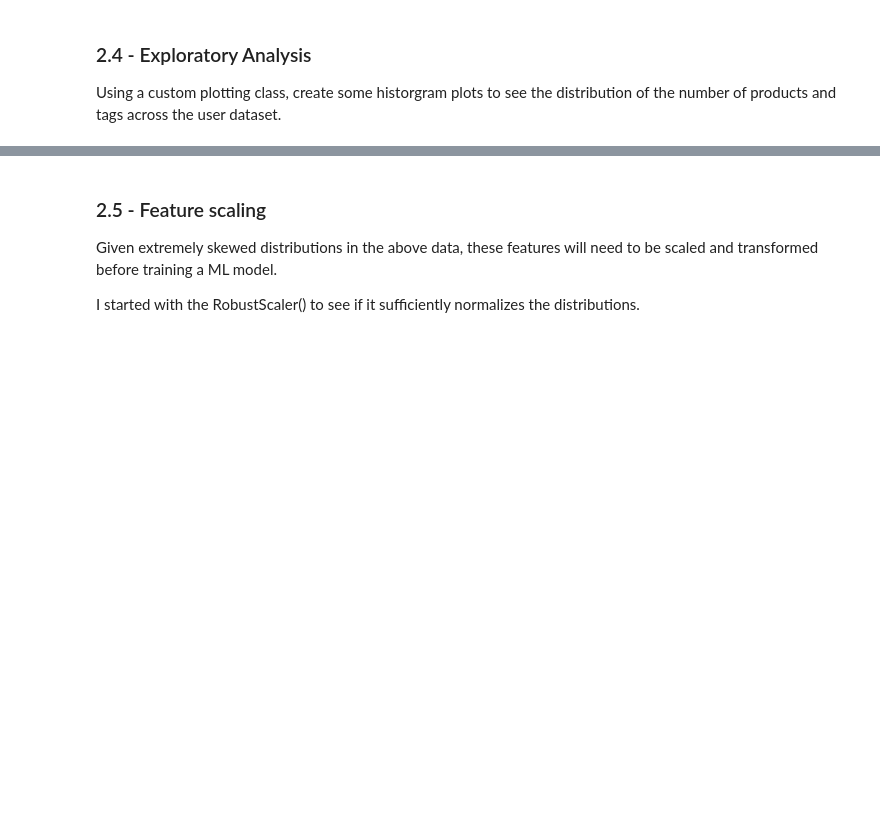
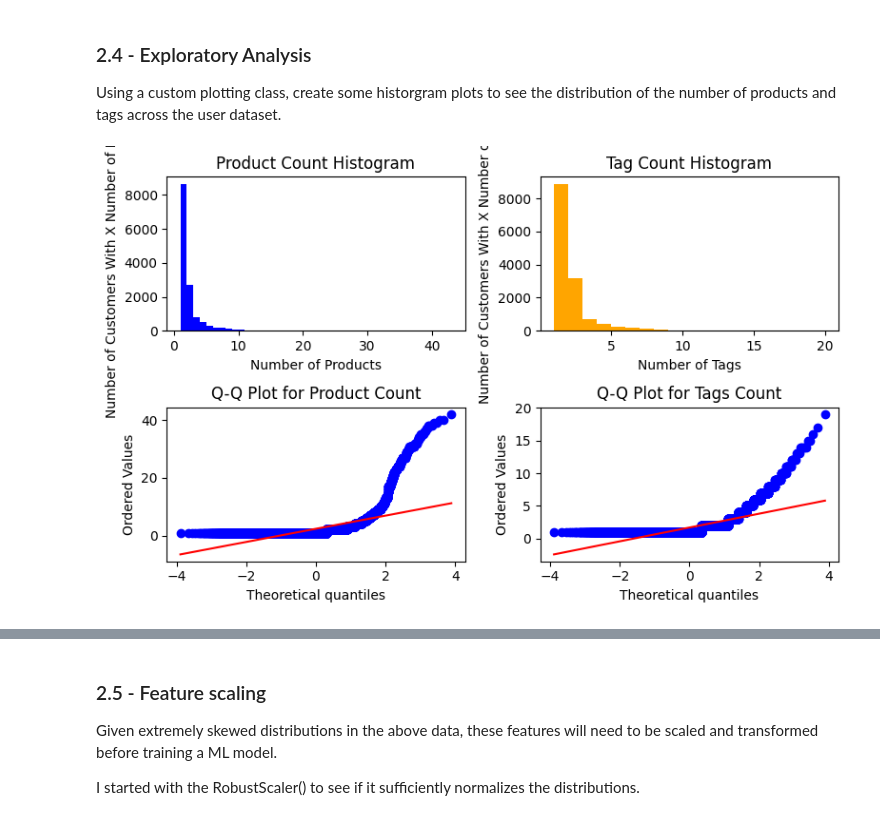
Before and after one commit to nkeblawi/nk-cust-segmentation, a Jupyter notebook: notebooks/nk-cust-segmentation-report.ipynb, the cells around one changed output, grey strips where cells are left out. Drawn from its saved outputs; the diff is of its cells as text; code cells hidden in the pictures; blank space fills up the shorter version.

Commit message:
Added further exploratory analysis to notebook including product encoding

```diff
--- a/notebooks/nk-cust-segmentation-report.ipynb
+++ b/notebooks/nk-cust-segmentation-report.ipynb
@@ -148,24 +210,36 @@
 Using a custom plotting class, create some historgram plots to see the distribution of the number of products and tags across the user dataset.
 # %%
 import matplotlib.pyplot as plt
+import scipy.stats as stats
 
-fig, (ax1, ax2) = plt.subplots(nrows=1, ncols=2, figsize=(10, 6))
+fig, axs = plt.subplots(nrows=2, ncols=2, figsize=(8, 5))
 
-ax1.hist(df_filtered['Product_Count'],
-        bins=range(1, df_filtered['Product_Count'].max() + 2),
-        color="blue"
-        )
-ax1.set_title("Product Count Histogram")
-ax1.set_xlabel("Number of Products")
-ax1.set_ylabel("Number of Customers With X Number of Products")
+# Plot the first histogram
+axs[0, 0].hist(df_filtered['Product_Count'],
+               bins=range(1, df_filtered['Product_Count'].max() + 2),
+               color="blue")
+axs[0, 0].set_title("Product Count Histogram")
+axs[0, 0].set_xlabel("Number of Products")
+axs[0, 0].set_ylabel("Number of Customers With X Number of Products")
 
-ax2.hist(df_filtered['Tags_Count'],
-        bins=range(1, df_filtered['Tags_Count'].max() + 2),
-        color="orange"
-        )
-ax2.set_title("Tag Count Histogram")
-ax2.set_xlabel("Number of Tags")
-ax2.set_ylabel("Number of Customers With X Number of Tags")
+# Plot the second histogram
+axs[0, 1].hist(df_filtered['Tags_Count'],
+               bins=range(1, df_filtered['Tags_Count'].max() + 2),
+               color="orange")
+axs[0, 1].set_title("Tag Count Histogram")
+axs[0, 1].set_xlabel("Number of Tags")
+axs[0, 1].set_ylabel("Number of Customers With X Number of Tags")
 
+# Q-Q plot for Product_Count
+stats.probplot(df_filtered['Product_Count'], dist="norm", plot=axs[1, 0])
+axs[1, 0].set_title("Q-Q Plot for Product Count")
+
+# Q-Q plot for Tags_Count
+stats.probplot(df_filtered['Tags_Count'], dist="norm", plot=axs[1, 1])
+axs[1, 1].set_title("Q-Q Plot for Tags Count")
+
+plt.tight_layout()
 plt.show()
+# %% [output]
+[figure, added]
 # %% [markdown]
```
Also changed, not shown: parts of 11 cells of this notebook, 1 other file.
